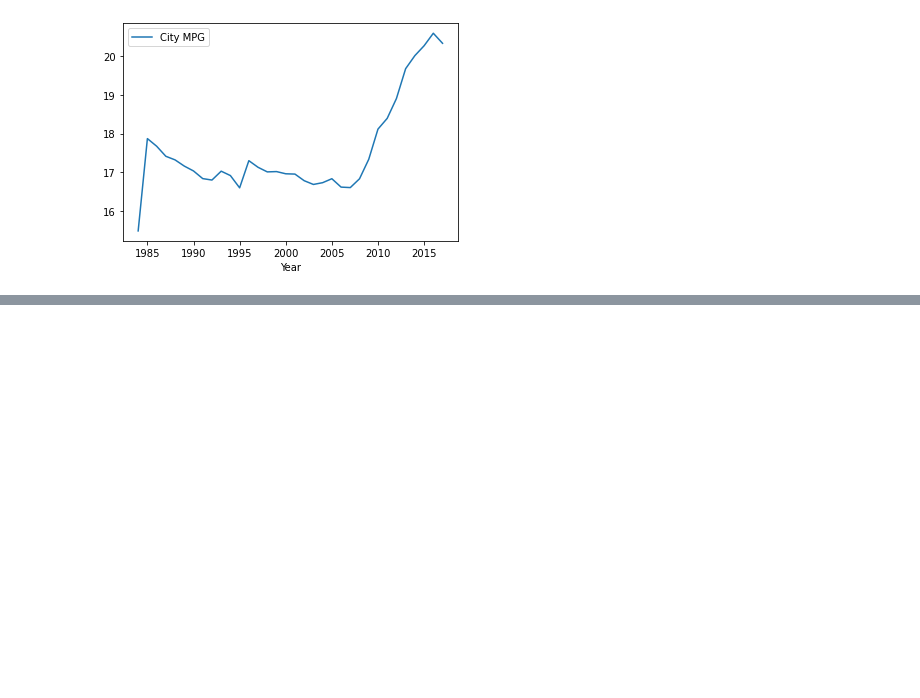
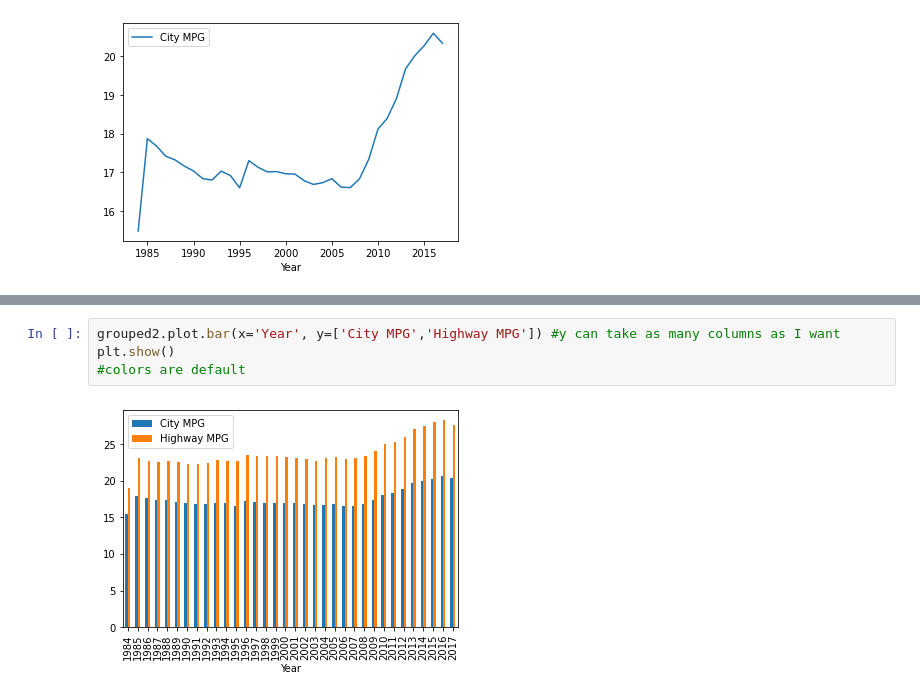
Before and after one commit to thomas-cares/data-pt-ber-08-20, a Jupyter notebook: practice/codealong.ipynb, the cells around one changed output, grey strips where cells are left out. Saved outputs shown, nothing was run; the diff lists cells and outputs as text; blank space fills up the shorter version.

```diff
--- a/practice/codealong.ipynb
+++ b/practice/codealong.ipynb
@@ -1531,0 +1546,6 @@ grouped
+# %%
+grouped2.plot.bar(x='Year', y=['City MPG','Highway MPG']) #y can take as many columns as I want
+plt.show()
+#colors are default
+# %% [output]
+[figure, added]
```
Also changed, not shown: parts of 2 cells of this notebook.
